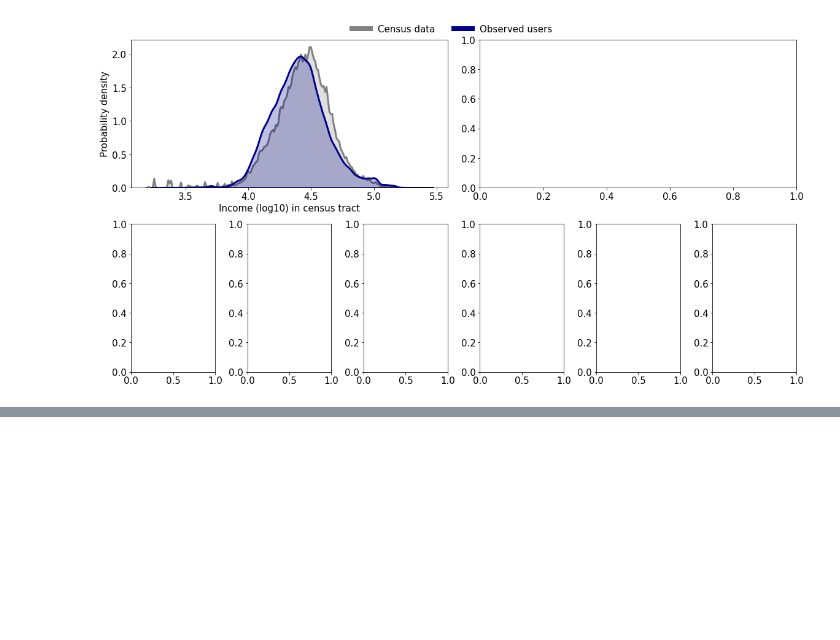
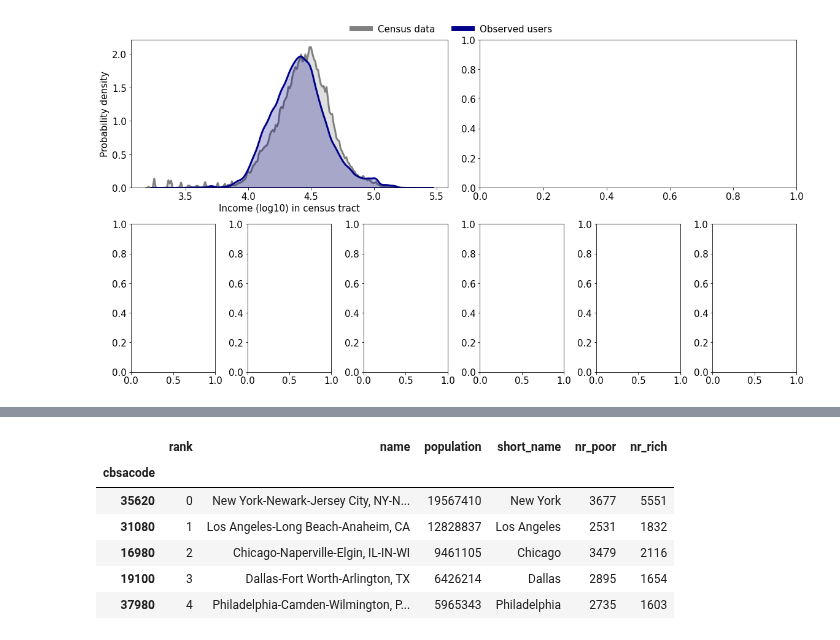
Before and after one commit to sandorjuhasz/ties-around-home, a Jupyter notebook: scripts/additional_figures.ipynb, the cells around one changed output, grey strips where cells are left out. Cells and saved outputs as stored; diff of their text form; code cells hidden in the pictures; blank space fills up the shorter version.

```diff
--- a/scripts/additional_figures.ipynb
+++ b/scripts/additional_figures.ipynb
@@ -407,0 +463,10 @@ plt.show()
+# %%
+metrodata.head()
+# %% [output]
+|  | rank | name | population | short_name | nr_poor | nr_rich |
+| cbsacode |  |  |  |  |  |  |
+| 35620 | 0 | New York-Newark-Jersey City, NY-N... | 19567410 | New York | 3677 | 5551 |
+| 31080 | 1 | Los Angeles-Long Beach-Anaheim, CA | 12828837 | Los Angeles | 2531 | 1832 |
+| 16980 | 2 | Chicago-Naperville-Elgin, IL-IN-WI | 9461105 | Chicago | 3479 | 2116 |
+| 19100 | 3 | Dallas-Fort Worth-Arlington, TX | 6426214 | Dallas | 2895 | 1654 |
+| 37980 | 4 | Philadelphia-Camden-Wilmington, P... | 5965343 | Philadelphia | 2735 | 1603 |
```
Also changed, not shown: parts of 5 cells of this notebook.
